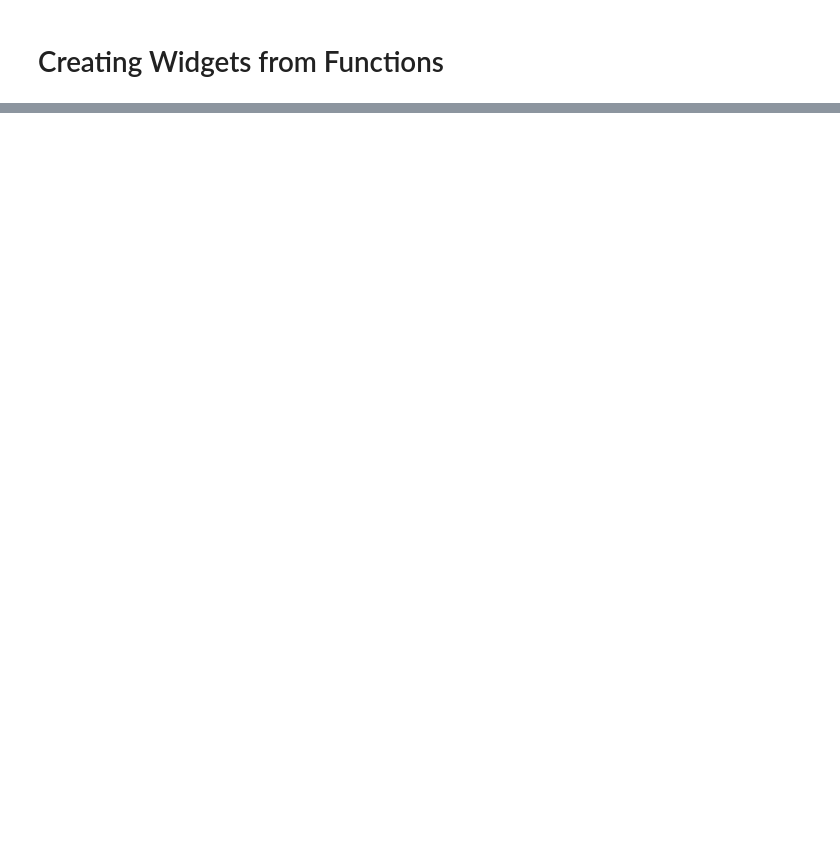
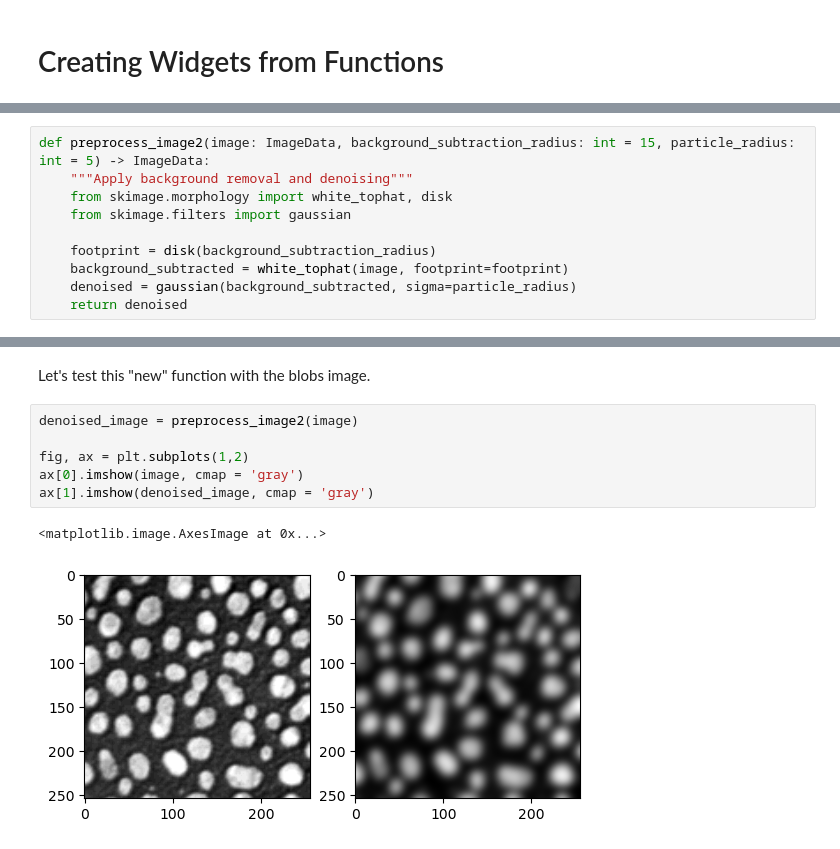
Before and after one commit to BiAPoL/Quantitative_Bio_Image_Analysis_with_Python_2022, a Jupyter notebook: docs/day4c_crafting_napari_plugins/01_creating_widgets_from_functions.ipynb, the cells around one changed output, grey strips where cells are left out. Drawn from its saved outputs; the diff is of its cells as text; blank space fills up the shorter version.

```diff
--- a/docs/day4c_crafting_napari_plugins/01_creating_widgets_from_functions.ipynb
+++ b/docs/day4c_crafting_napari_plugins/01_creating_widgets_from_functions.ipynb
@@ -20,0 +60,10 @@ preprocess_widget = magicgui(preprocess_image)
+# %%
+def preprocess_image2(image: ImageData, background_subtraction_radius: int = 15, particle_radius: int = 5) -> ImageData:
+    """Apply background removal and denoising"""
+    from skimage.morphology import white_tophat, disk
+    from skimage.filters import gaussian
+
+    footprint = disk(background_subtraction_radius)
+    background_subtracted = white_tophat(image, footprint=footprint)
+    denoised = gaussian(background_subtracted, sigma=particle_radius)
+    return denoised
@@ -20,0 +76,11 @@ preprocess_widget = magicgui(preprocess_image)
+# %% [markdown]
+Let's test this "new" function with the blobs image.
+# %%
+denoised_image = preprocess_image2(image)
+
+fig, ax = plt.subplots(1,2)
+ax[0].imshow(image, cmap = 'gray')
+ax[1].imshow(denoised_image, cmap = 'gray')
+# %% [output]
+<matplotlib.image.AxesImage at 0x...>
+[figure, added]
```
Also changed, not shown: parts of 30 cells of this notebook, 6 other files.
